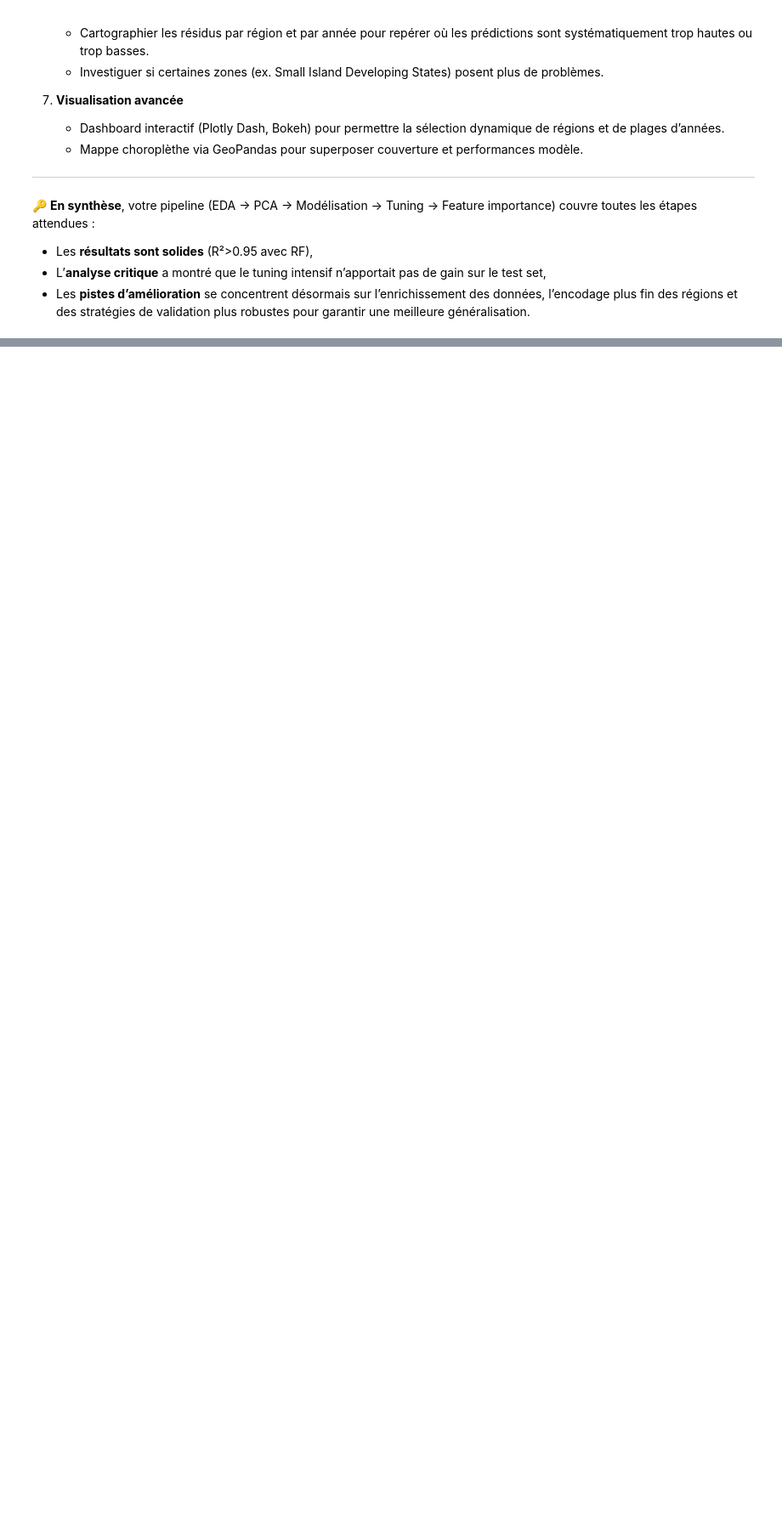
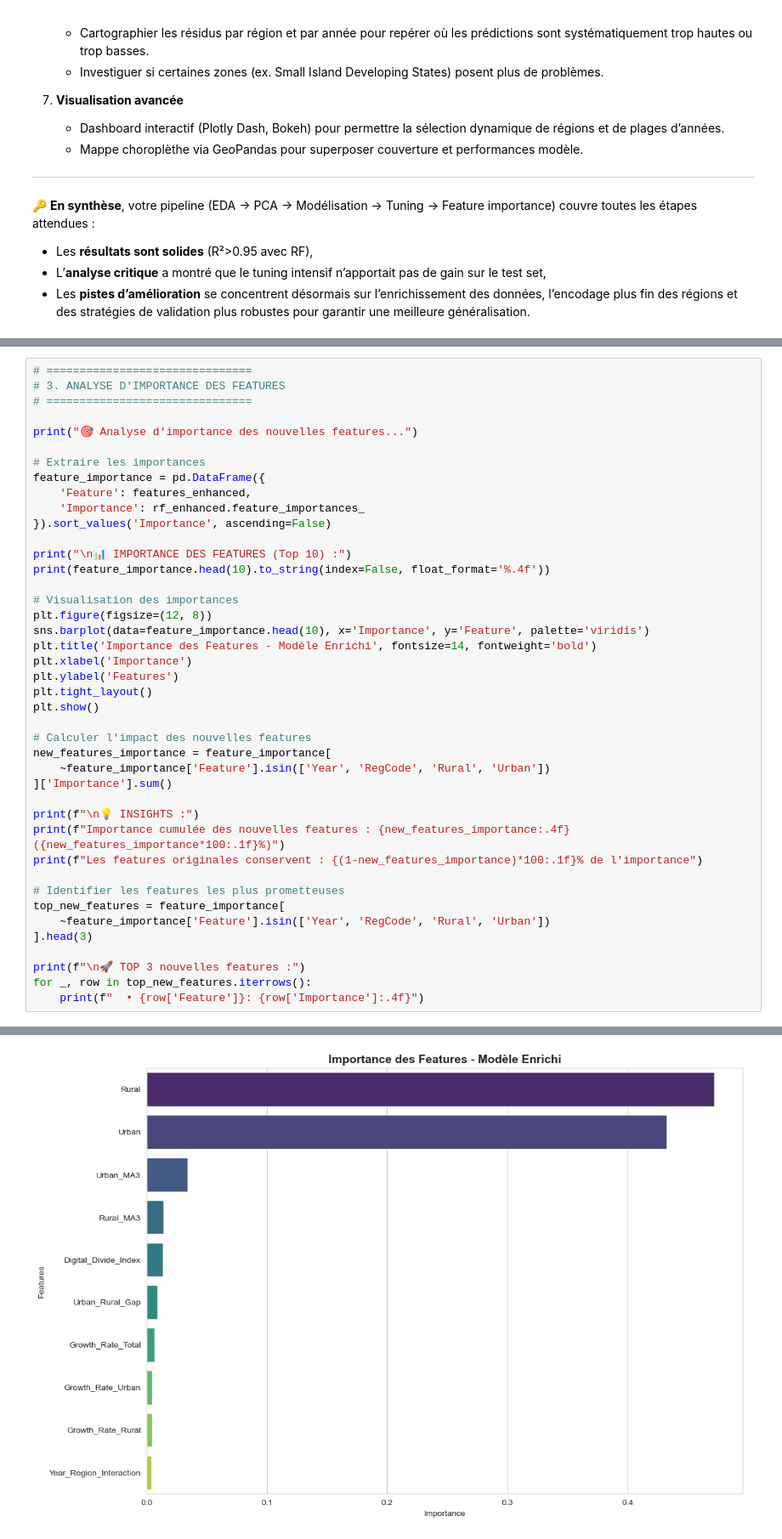
Before and after one commit to speedy27/Data-analysis, a Jupyter notebook: Projet_Analyse_Donnees.ipynb, the cells around one changed output, grey strips where cells are left out. Shown at 85% size. Drawn from its saved outputs; the diff is of its cells as text; blank space fills up the shorter version.

```diff
--- a/Projet_Analyse_Donnees.ipynb
+++ b/Projet_Analyse_Donnees.ipynb
@@ -1507,0 +1788,43 @@ Below is a **synthèse globale** des principales étapes, résultats et recomman
+# %%
+# ===============================
+# 3. ANALYSE D'IMPORTANCE DES FEATURES
+# ===============================
+
+print("🎯 Analyse d'importance des nouvelles features...")
+
+# Extraire les importances
+feature_importance = pd.DataFrame({
+    'Feature': features_enhanced,
+    'Importance': rf_enhanced.feature_importances_
+}).sort_values('Importance', ascending=False)
+
+print("\n📊 IMPORTANCE DES FEATURES (Top 10) :")
+print(feature_importance.head(10).to_string(index=False, float_format='%.4f'))
+
+# Visualisation des importances
+plt.figure(figsize=(12, 8))
+sns.barplot(data=feature_importance.head(10), x='Importance', y='Feature', palette='viridis')
+plt.title('Importance des Features - Modèle Enrichi', fontsize=14, fontweight='bold')
+plt.xlabel('Importance')
+plt.ylabel('Features')
+plt.tight_layout()
+plt.show()
+
+# Calculer l'impact des nouvelles features
+new_features_importance = feature_importance[
+    ~feature_importance['Feature'].isin(['Year', 'RegCode', 'Rural', 'Urban'])
+]['Importance'].sum()
+
+print(f"\n💡 INSIGHTS :")
+print(f"Importance cumulée des nouvelles features : {new_features_importance:.4f} ({new_features_importance*100:.1f}%)")
+print(f"Les features originales conservent : {(1-new_features_importance)*100:.1f}% de l'importance")
+
+# Identifier les features les plus prometteuses
+top_new_features = feature_importance[
+    ~feature_importance['Feature'].isin(['Year', 'RegCode', 'Rural', 'Urban'])
+].head(3)
+
+print(f"\n🚀 TOP 3 nouvelles features :")
+for _, row in top_new_features.iterrows():
+    print(f"  • {row['Feature']}: {row['Importance']:.4f}")
+# %% [output]
@@ -1507,0 +1848 @@ Below is a **synthèse globale** des principales étapes, résultats et recomman
+[figure, added]
```
Also changed, not shown: parts of 14 cells of this notebook, 3 other files.
